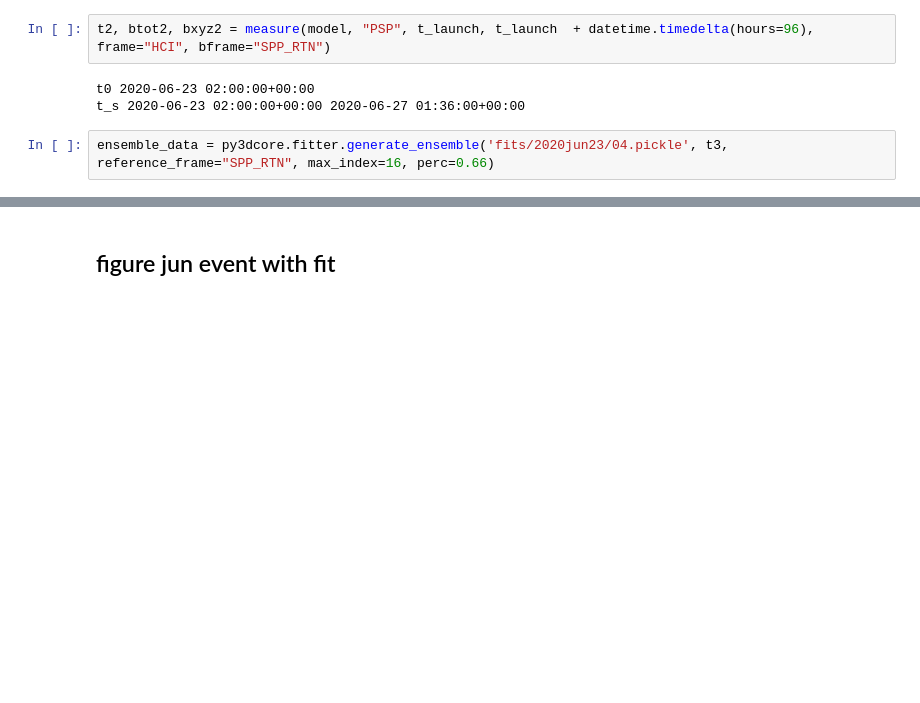
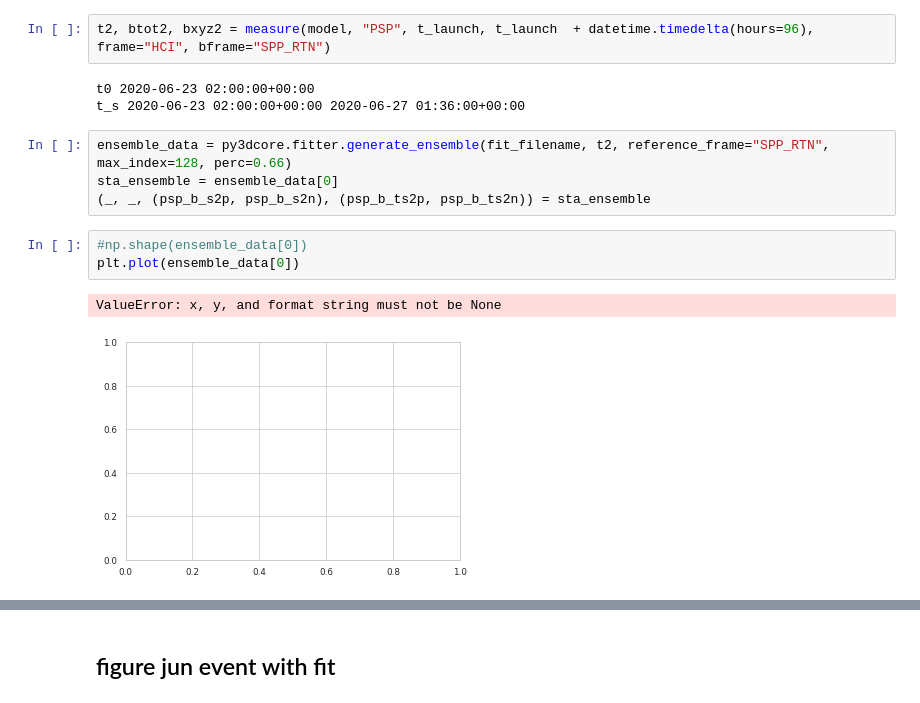
Before and after one commit to cmoestl/solar_orbiter, a Jupyter notebook: 3dcore_fit_lineup_paper_2021.ipynb, the cells around one changed output, grey strips where cells are left out. Drawn from its saved outputs; the diff is of its cells as text; blank space fills up the shorter version.

```diff
--- a/3dcore_fit_lineup_paper_2021.ipynb
+++ b/3dcore_fit_lineup_paper_2021.ipynb
@@ -770,5 +834,13 @@ t2, btot2, bxyz2 = measure(model, "PSP", t_launch, t_launch  + datetime.timedelt
 t0 2020-06-23 02:00:00+00:00
 t_s 2020-06-23 02:00:00+00:00 2020-06-27 01:36:00+00:00
 # %%
-ensemble_data = py3dcore.fitter.generate_ensemble('fits/2020jun23/04.pickle', t3, reference_frame="SPP_RTN", max_index=16, perc=0.66)
+ensemble_data = py3dcore.fitter.generate_ensemble(fit_filename, t2, reference_frame="SPP_RTN", max_index=128, perc=0.66)
+sta_ensemble = ensemble_data[0]
+(_, _, (psp_b_s2p, psp_b_s2n), (psp_b_ts2p, psp_b_ts2n)) = sta_ensemble
+# %%
+#np.shape(ensemble_data[0])
+plt.plot(ensemble_data[0])
+# %% [output]
+ValueError: x, y, and format string must not be None
+[figure, added]
 # %%
```
Also changed, not shown: parts of 23 cells of this notebook.
